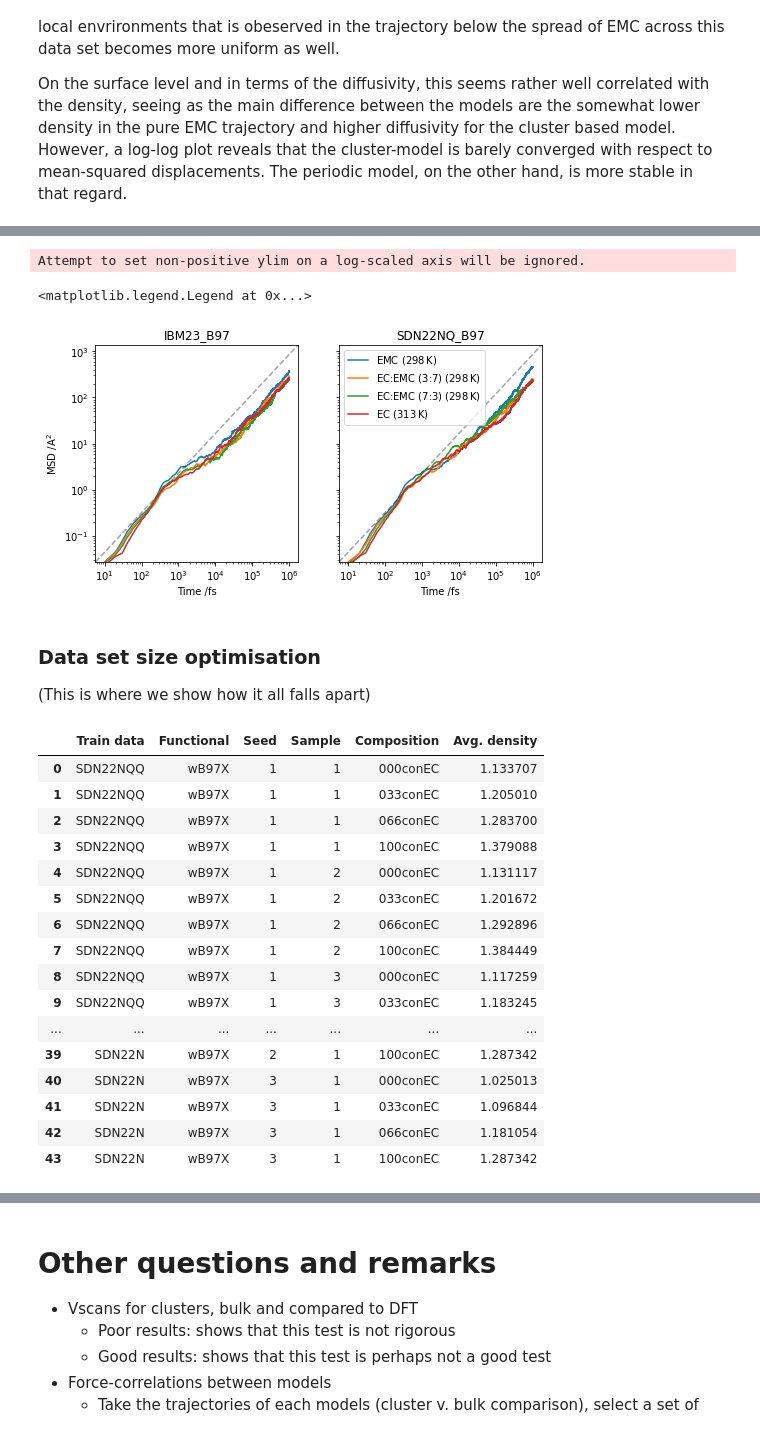
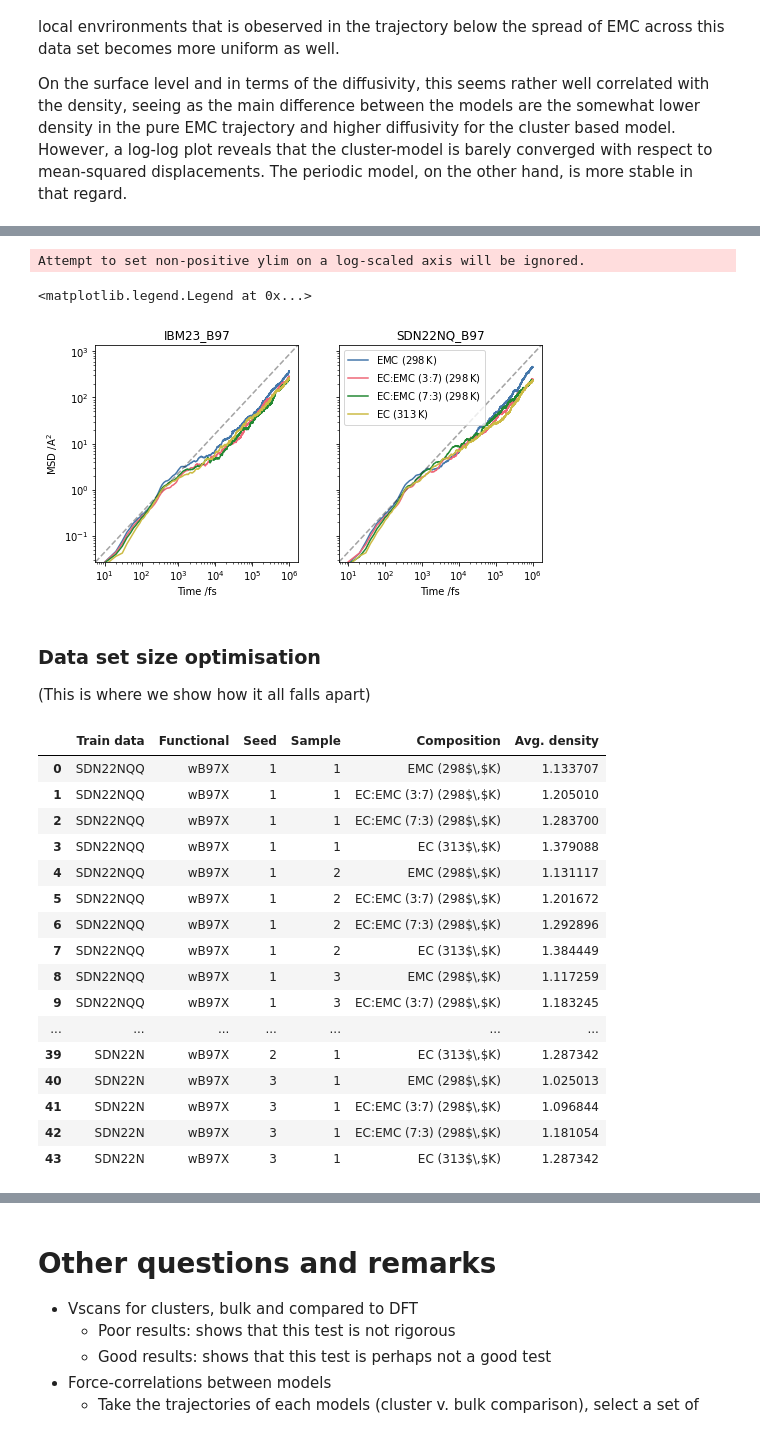
Before and after one commit to imagdau/EC-EMC_diffusion_DFT-MLIP-Data_comparison, a Jupyter notebook: for_paper.ipynb, the cells around one changed output, grey strips where cells are left out. Cells and saved outputs as stored; diff of their text form; code cells hidden in the pictures.

```diff
--- a/for_paper.ipynb
+++ b/for_paper.ipynb
@@ -19,6 +19,11 @@ from ase.io import read, iread
 
 import matplotlib.pyplot as plt
 import pandas as pd
+
+# Colourblind friendly colours
+import tol_colors as tc
+cset = tc.tol_cset('bright')
+plt.rc('axes', prop_cycle=plt.cycler('color', list(cset)))
 
 dynamics_path = '../publication/dynamics/'
 static_path = '../publication/static_tests/'
@@ -29,6 +34,13 @@ tmap = {
     'npt_066conEC_298K':'EC:EMC (7:3) (298$\,$K)',
     'npt_100conEC_313K':'EC (313$\,$K)',
 }
+
+conmap = {
+    '000conEC':'EMC (298$\,$K)',
+    '033conEC':'EC:EMC (3:7) (298$\,$K)',
+    '066conEC':'EC:EMC (7:3) (298$\,$K)',
+    '100conEC':'EC (313$\,$K)',
+}
 # %%
 def get_all_thermo(tag):
     """This needs to be exhanged for Ioans version in order to be consistent with
@@ -186,76 +251,45 @@ axs[-1].legend(loc='upper left')
 # %% [output]
 Attempt to set non-positive ylim on a log-scaled axis will be ignored.
 <matplotlib.legend.Legend at 0x...>
-[figure, old version]
+[figure, new version]
 # %% [markdown]
 ### Data set size optimisation
 (This is where we show how it all falls apart)
 # %%
 tags = [
     'SDN22NQQ/wB97X/SEED1/DSET1',
     'SDN22NQQ/wB97X/SEED1/DSET2',
     'SDN22NQQ/wB97X/SEED1/DSET3',
     'SDN22NQQ/wB97X/SEED2/DSET1',
     'SDN22NQQ/wB97X/SEED3/DSET1',
     'SDN22NQ/wB97X/SEED1/DSET1',
     'SDN22NQ/wB97X/SEED1/DSET2',
     'SDN22NQ/wB97X/SEED1/DSET3',
     #'SDN22NQ/wB97X/SEED2/DSET1', # this is missing, locally (Sams)
     #'SDN22NQ/wB97X/SEED3/DSET1', # this is missing, locally (Sams)
     'SDN22N/wB97X/SEED1/DSET1',
     'SDN22N/wB97X/SEED2/DSET1',
     'SDN22N/wB97X/SEED3/DSET1',
 ] # These tags needs to be adjusted to be compliant with zenodo
 
-
-# Compute average densities
-dens = dict()
-dens = get_dens(tags, dynamics_path)
-
-# Collect average densities for all tags
-data = {
-    'Train data':[],
-    'Functional':[],
-    'Seed':[],
-    'Sample':[],
-    'Composition':[],
-    'Avg. density':[],
-}
-for tag, d in dens.items():
-    data_set, functional, seed, dset_sample = tag.split('/')
-    seed = int(seed[-1]); dset_sample = int(dset_sample[-1])
-
-    # Add one instance per composition
-    for i in range(4):
-        data['Train data'].append(data_set)
-        data['Functional'].append(functional)
-        data['Seed'].append(seed)
-        data['Sample'].append(dset_sample)
-
-    # Add average densities for each composition
-    for traj_name, avg_dens in d.items():
-        comp = traj_name.split('_')[1]
-        data['Composition'].append(comp)
-        data['Avg. density'].append(avg_dens)
-
-df = pd.DataFrame(data)
+df = get_density(tags)
 df
 # %% [output]
 |  | Train data | Functional | Seed | Sample | Composition | Avg. density |
-| 0 | SDN22NQQ | wB97X | 1 | 1 | 000conEC | 1.133707 |
-| 1 | SDN22NQQ | wB97X | 1 | 1 | 033conEC | 1.205010 |
-| 2 | SDN22NQQ | wB97X | 1 | 1 | 066conEC | 1.283700 |
-| 3 | SDN22NQQ | wB97X | 1 | 1 | 100conEC | 1.379088 |
-| 4 | SDN22NQQ | wB97X | 1 | 2 | 000conEC | 1.131117 |
-| 5 | SDN22NQQ | wB97X | 1 | 2 | 033conEC | 1.201672 |
-| 6 | SDN22NQQ | wB97X | 1 | 2 | 066conEC | 1.292896 |
-| 7 | SDN22NQQ | wB97X | 1 | 2 | 100conEC | 1.384449 |
-| 8 | SDN22NQQ | wB97X | 1 | 3 | 000conEC | 1.117259 |
-| 9 | SDN22NQQ | wB97X | 1 | 3 | 033conEC | 1.183245 |
+| 0 | SDN22NQQ | wB97X | 1 | 1 | EMC (298$\,$K) | 1.133707 |
+| 1 | SDN22NQQ | wB97X | 1 | 1 | EC:EMC (3:7) (298$\,$K) | 1.205010 |
+| 2 | SDN22NQQ | wB97X | 1 | 1 | EC:EMC (7:3) (298$\,$K) | 1.283700 |
+| 3 | SDN22NQQ | wB97X | 1 | 1 | EC (313$\,$K) | 1.379088 |
+| 4 | SDN22NQQ | wB97X | 1 | 2 | EMC (298$\,$K) | 1.131117 |
+| 5 | SDN22NQQ | wB97X | 1 | 2 | EC:EMC (3:7) (298$\,$K) | 1.201672 |
+| 6 | SDN22NQQ | wB97X | 1 | 2 | EC:EMC (7:3) (298$\,$K) | 1.292896 |
+| 7 | SDN22NQQ | wB97X | 1 | 2 | EC (313$\,$K) | 1.384449 |
+| 8 | SDN22NQQ | wB97X | 1 | 3 | EMC (298$\,$K) | 1.117259 |
+| 9 | SDN22NQQ | wB97X | 1 | 3 | EC:EMC (3:7) (298$\,$K) | 1.183245 |
 | ... | ... | ... | ... | ... | ... | ... |
-| 39 | SDN22N | wB97X | 2 | 1 | 100conEC | 1.287342 |
-| 40 | SDN22N | wB97X | 3 | 1 | 000conEC | 1.025013 |
-| 41 | SDN22N | wB97X | 3 | 1 | 033conEC | 1.096844 |
-| 42 | SDN22N | wB97X | 3 | 1 | 066conEC | 1.181054 |
-| 43 | SDN22N | wB97X | 3 | 1 | 100conEC | 1.287342 |
+| 39 | SDN22N | wB97X | 2 | 1 | EC (313$\,$K) | 1.287342 |
+| 40 | SDN22N | wB97X | 3 | 1 | EMC (298$\,$K) | 1.025013 |
+| 41 | SDN22N | wB97X | 3 | 1 | EC:EMC (3:7) (298$\,$K) | 1.096844 |
+| 42 | SDN22N | wB97X | 3 | 1 | EC:EMC (7:3) (298$\,$K) | 1.181054 |
+| 43 | SDN22N | wB97X | 3 | 1 | EC (313$\,$K) | 1.287342 |
 # %% [markdown]
```
Also changed, not shown: parts of 9 cells of this notebook.
